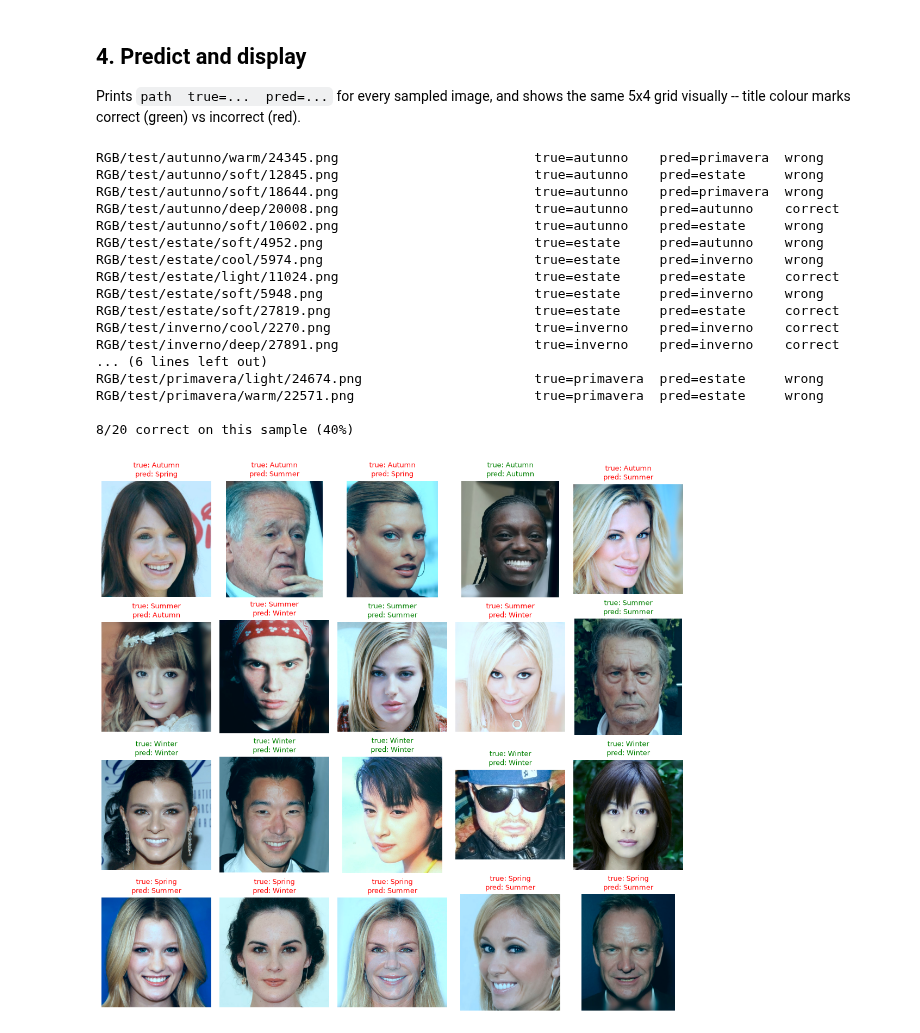
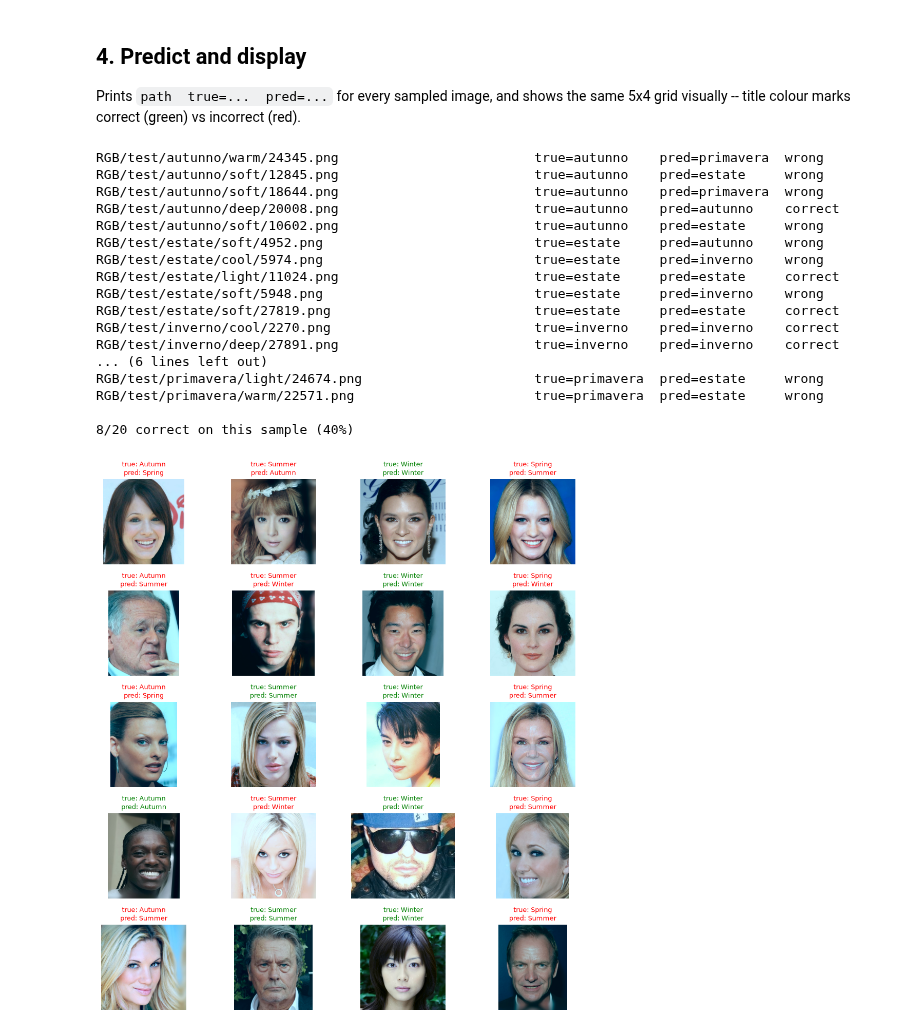
Before and after one commit to cheryl-bao/Colour-Analysis-using-the-Four-Season-System-via-Deep-Learning, a Jupyter notebook: notebooks/03_prediction_showcase.ipynb, the cells around one changed output. Saved outputs shown, nothing was run; the diff lists cells and outputs as text; code cells hidden in the pictures.

Commit message:
Lay out prediction showcase grid horizontally (classes as columns)
Swaps rows/cols so the grid is N_PER_CLASS rows x len(CLASSES) columns
instead of the other way around -- e.g. N_PER_CLASS=2 now renders as a
2x4 grid instead of 4x2.

```diff
--- a/notebooks/03_prediction_showcase.ipynb
+++ b/notebooks/03_prediction_showcase.ipynb
@@ -126,14 +126,14 @@ same 5x4 grid visually -- title colour marks correct (green) vs incorrect
 (red).
 # %%
 fig, axes = plt.subplots(
-    len(config.CLASSES), N_PER_CLASS,
-    figsize=(N_PER_CLASS * 2.2, len(config.CLASSES) * 2.6),
+    N_PER_CLASS, len(config.CLASSES),
+    figsize=(len(config.CLASSES) * 2.6, N_PER_CLASS * 2.2),
 )
 
 n_correct = 0
 with torch.no_grad():
-    for row_i, cls in enumerate(config.CLASSES):
-        for col_i, idx in enumerate(sample_indices[cls]):
+    for col_i, cls in enumerate(config.CLASSES):
+        for row_i, idx in enumerate(sample_indices[cls]):
             image_tensor, true_label = test_ds[idx]
             logits = model(image_tensor.unsqueeze(0).to(device))
             pred_class = config.CLASSES[logits.argmax(dim=1).item()]
@@ -152,31 +152,31 @@ with torch.no_grad():
                 f"pred: {config.CLASS_DISPLAY_NAMES[pred_class]}",
                 fontsize=9, color="green" if correct else "red",
             )
 
             mark = "correct" if correct else "wrong"
             print(f"{row['path_processed']:55s} true={true_class:10s} pred={pred_class:10s} {mark}")
 
 n_total = len(config.CLASSES) * N_PER_CLASS
 print(f"\n{n_correct}/{n_total} correct on this sample ({100 * n_correct / n_total:.0f}%)")
 
 plt.tight_layout()
 plt.show()
 # %% [output]
 RGB/test/autunno/warm/24345.png                         true=autunno    pred=primavera  wrong
 RGB/test/autunno/soft/12845.png                         true=autunno    pred=estate     wrong
 RGB/test/autunno/soft/18644.png                         true=autunno    pred=primavera  wrong
 RGB/test/autunno/deep/20008.png                         true=autunno    pred=autunno    correct
 RGB/test/autunno/soft/10602.png                         true=autunno    pred=estate     wrong
 RGB/test/estate/soft/4952.png                           true=estate     pred=autunno    wrong
 RGB/test/estate/cool/5974.png                           true=estate     pred=inverno    wrong
 RGB/test/estate/light/11024.png                         true=estate     pred=estate     correct
 RGB/test/estate/soft/5948.png                           true=estate     pred=inverno    wrong
 RGB/test/estate/soft/27819.png                          true=estate     pred=estate     correct
 RGB/test/inverno/cool/2270.png                          true=inverno    pred=inverno    correct
 RGB/test/inverno/deep/27891.png                         true=inverno    pred=inverno    correct
 ... (6 lines left out)
 RGB/test/primavera/light/24674.png                      true=primavera  pred=estate     wrong
 RGB/test/primavera/warm/22571.png                       true=primavera  pred=estate     wrong
 
 8/20 correct on this sample (40%)
-[figure, old version]
+[figure, new version]
```
